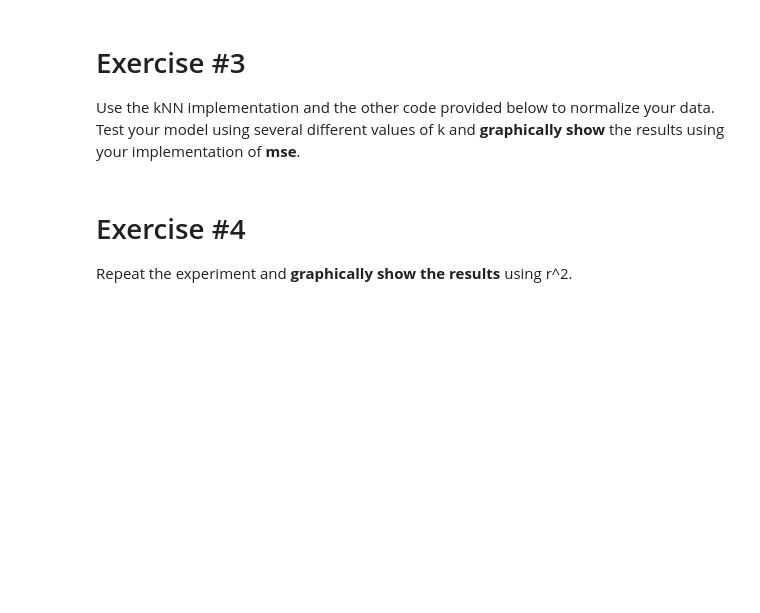
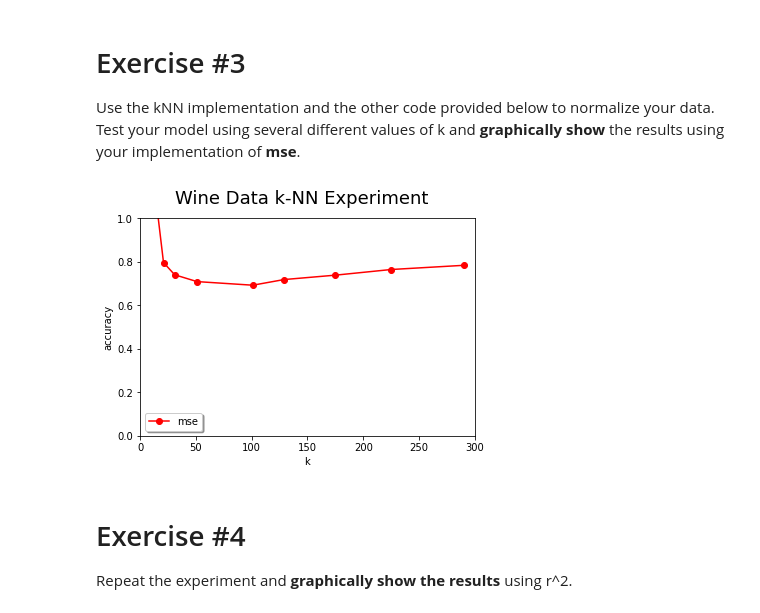
Before and after one commit to cdavis94-school/s23-CS167-Notes, a Jupyter notebook: Notebook3_Davis.ipynb, the cells around one changed output. Cells and saved outputs as stored; diff of their text form; code cells hidden in the pictures; blank space fills up the shorter version.

```diff
--- a/Notebook3_Davis.ipynb
+++ b/Notebook3_Davis.ipynb
@@ -26,15 +26,21 @@ def mse(actual,predicted):
     #   (we assume that number of elements in actual and predicted match)
     # OUTPUT:
     #   the mean squared error between the actual and predicted values
-    print("your code goes here")
+    holder = 0
+    for i in range(len(actual)):
+        holder += (actual.iloc[i] - predicted.iloc[i])**2
+    holder = holder/len(actual)
+    return holder
 # %% [markdown]
 # Exercise #2
 Implement the testing and training data. Use the approximately the first 320 rows in the shuffled set as testing data.
 # %%
 # change the path so to access the data on your drive
-wine_data = pandas.read_csv('/content/drive/MyDrive/CS167/datasets/winequality-white.csv')
+wine_data = pandas.read_csv('/content/drive/MyDrive/datasets/winequality-white.csv')
 
 # establish test_data and train_data here
+train_data = wine_data.iloc[0:250]
+test_data = wine_data.iloc[250:320]
 # %% [markdown]
 # Exercise #3
 Use the kNN implementation and the other code provided below to normalize your data. Test your model using several different values of k and **graphically show** the results using your implementation of **mse**.
@@ -122,6 +126,28 @@ test_norm_data['density'] = (test_data['density'] - density_mean)/density_std
 test_norm_data['pH'] = (test_data['pH'] - pH_mean)/pH_std
 test_norm_data['sulphates'] = (test_data['sulphates'] - sulphates_mean)/sulphates_std
 test_norm_data['alcohol'] = (test_data['alcohol'] - alcohol_mean)/alcohol_std
+# %%
+import matplotlib.pyplot as plt
+
+k_vals = [1,3,5,9,15,21,31,51,101,129,175, 225, 290]
+kNN_accuracies = []
+
+for k in k_vals:
+    predictions = regressions_all_kNN(test_norm_data,train_data,k)
+    current_accuracy = mse(test_norm_data['quality'],predictions)
+    kNN_accuracies.append(current_accuracy)
+
+
+plt.suptitle('Wine Data k-NN Experiment',fontsize=18)
+plt.xlabel('k')
+plt.ylabel('accuracy')
+plt.plot(k_vals,kNN_accuracies,'ro-',label='mse')
+plt.legend(loc='lower left', shadow=True)
+plt.axis([0, 300,0,1])
+
+plt.show()
+# %% [output]
+[figure, added]
 # %% [markdown]
 # Exercise #4
 Repeat the experiment and **graphically show the results** using r^2.
```
Also changed, not shown: parts of 6 cells of this notebook.
